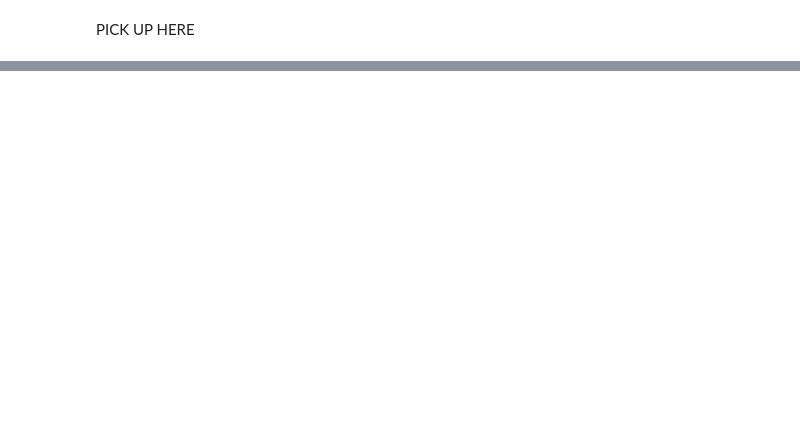
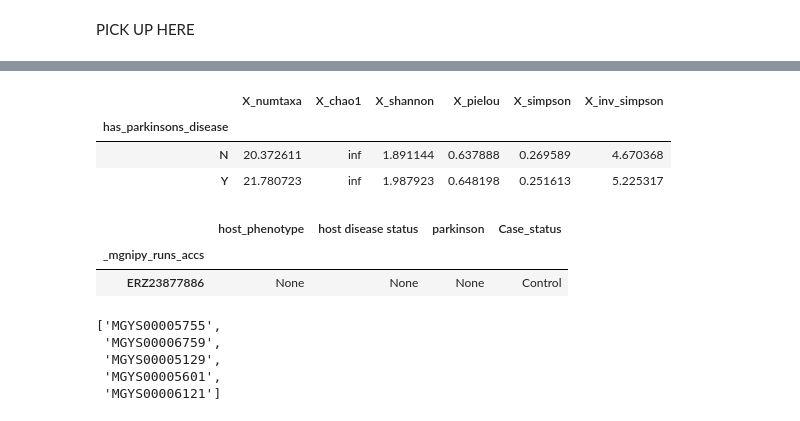
Before and after one commit to EBI-Metagenomics/mgnipy, a Jupyter notebook: docs/notebooks/demos/demo-parkinson.ipynb, the cells around one changed output, grey strips where cells are left out. Cells and saved outputs as stored; diff of their text form; code cells hidden in the pictures; blank space fills up the shorter version.

```diff
--- a/docs/notebooks/demos/demo-parkinson.ipynb
+++ b/docs/notebooks/demos/demo-parkinson.ipynb
@@ -460,0 +932,32 @@ from abaco.dataloader import DataPreprocess, one_hot_encoding
+# %%
+import anndata as ad
+from skbio.stats.composition import clr
+adata = ad.AnnData(
+    corrected_dataset.iloc[:,3:],
+    obs=corrected_dataset.iloc[:,:3]
+)
+adata.layers['totals'] = np.array([adata.to_df().sum(axis=1)] * adata.n_vars).T
+adata.layers['normalized_X'] = adata.to_df() / adata.layers['totals']
+adata.layers['clr_X'] = clr(np.where(adata.layers['normalized_X'] > 0, adata.layers['normalized_X'], 1e-10))
+# %%
+# Diversity: Number of unique taxa per sample as new metadata
+adata.obs['X_numtaxa'] = (adata.X > 0).sum(axis=1)
+
+# Diversity with correction: Chao1 estimator
+# Chao1 = num observed taxa + (num singletons / (2 x num doubletons))
+num_singletons = (adata.X == 1).sum(axis=1)
+num_doubletons = (adata.X == 2).sum(axis=1)
+adata.obs['X_chao1'] = (adata.X > 0).sum(axis=1) + (num_singletons / (2 * num_doubletons))
+
+# Diversity: Shannon index H = -sum(p_i * log(p_i)), entropy
+from scipy.stats import entropy
+adata.obs['X_shannon'] = entropy(adata.layers['normalized_X'], nan_policy='omit', axis=1)
+
+# Evenness: Pielou evenness index P = H/H_max, H_max = ln(num species)
+adata.obs['X_pielou'] = adata.obs['X_shannon'] / np.log(adata.obs['X_numtaxa'])
+
+# Diversity: simpson index lambda = sum(p_i ^2)
+adata.obs['X_simpson'] = (adata.layers['normalized_X'] ** 2).sum(axis=1)
+
+# Diversity: inverse simpson index D = 1/lambda
+adata.obs['X_inv_simpson'] = 1 / adata.obs['X_simpson']
@@ -460,0 +989,23 @@ from abaco.dataloader import DataPreprocess, one_hot_encoding
+# %%
+adata.obs.groupby("has_parkinsons_disease")[['X_numtaxa', 'X_chao1', 'X_shannon', 'X_pielou', 'X_simpson', 'X_inv_simpson']].mean()
+# %% [output]
+|  | X_numtaxa | X_chao1 | X_shannon | X_pielou | X_simpson | X_inv_simpson |
+| has_parkinsons_disease |  |  |  |  |  |  |
+| N | 20.372611 | inf | 1.891144 | 0.637888 | 0.269589 | 4.670368 |
+| Y | 21.780723 | inf | 1.987923 | 0.648198 | 0.251613 | 5.225317 |
+# %%
+oj = taxo.obs_metadata()
+
+oj[oj['sample_accession'] == 'SAMN28061739'][disease_status_columns.keys()]
+# %% [output]
+|  | host_phenotype | host disease status | parkinson | Case_status |
+| _mgnipy_runs_accs |  |  |  |  |
+| ERZ23877886 | None | None | None | Control |
+# %%
+new_taxo.mgnify_studies.ids
+# %% [output]
+['MGYS00005755',
+ 'MGYS00006759',
+ 'MGYS00005129',
+ 'MGYS00005601',
+ 'MGYS00006121']
```
Also changed, not shown: parts of 21 cells of this notebook.
